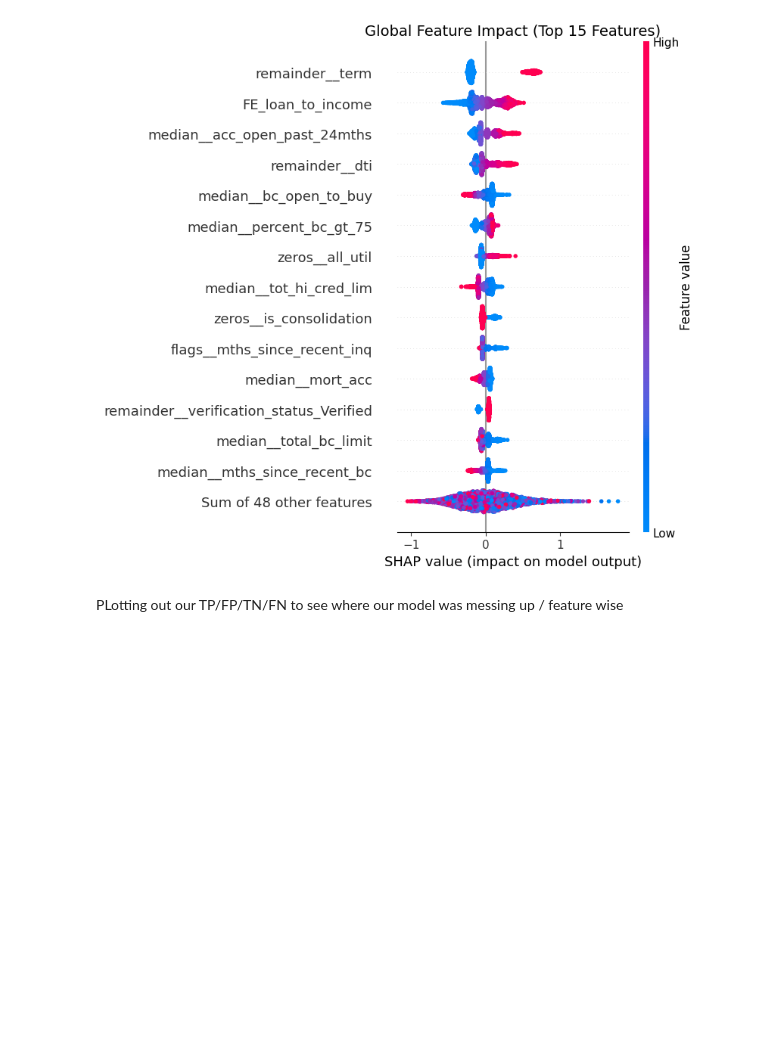
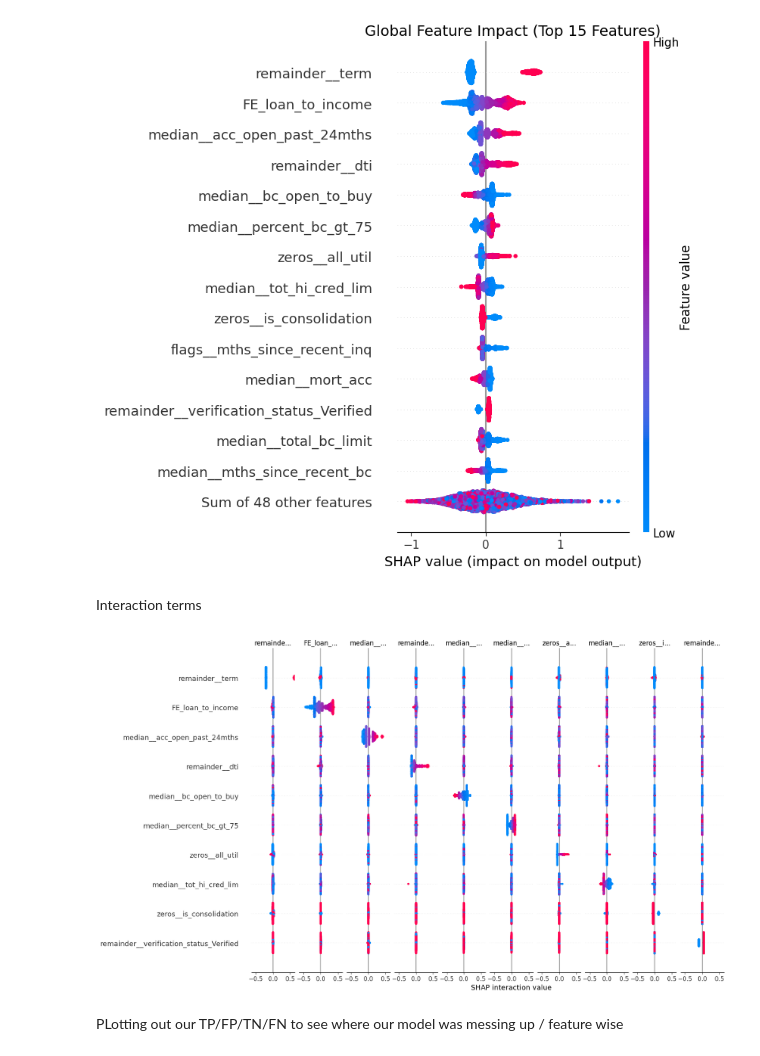
Before and after one commit to Mbu32/Credit-Default, a Jupyter notebook: Trees/endtoend_trees.ipynb, the cells around one changed output. Drawn from its saved outputs; the diff is of its cells as text; code cells hidden in the pictures; blank space fills up the shorter version.

```diff
--- a/Trees/endtoend_trees.ipynb
+++ b/Trees/endtoend_trees.ipynb
@@ -553,6 +570,16 @@ plt.savefig('Images_trees/Global_featureImpact.png',dpi=300,bbox_inches='tight')
 plt.show()
 # %% [output]
 [figure]
+# %% [markdown]
+Interaction terms
+# %%
+X_interaction_sample = X_train_sample.sample(1000, random_state=11)
+shap_interaction_values = shp_explainer.shap_interaction_values(X_interaction_sample)
+
+# Plot top interaction
+shap.summary_plot(shap_interaction_values, X_interaction_sample, max_display=10)
+# %% [output]
+[figure, added]
 # %% [markdown]
 PLotting out our TP/FP/TN/FN to see where our model was messing up / feature wise
 # %%
```
Also changed, not shown: parts of 19 cells of this notebook, 1 other file.
